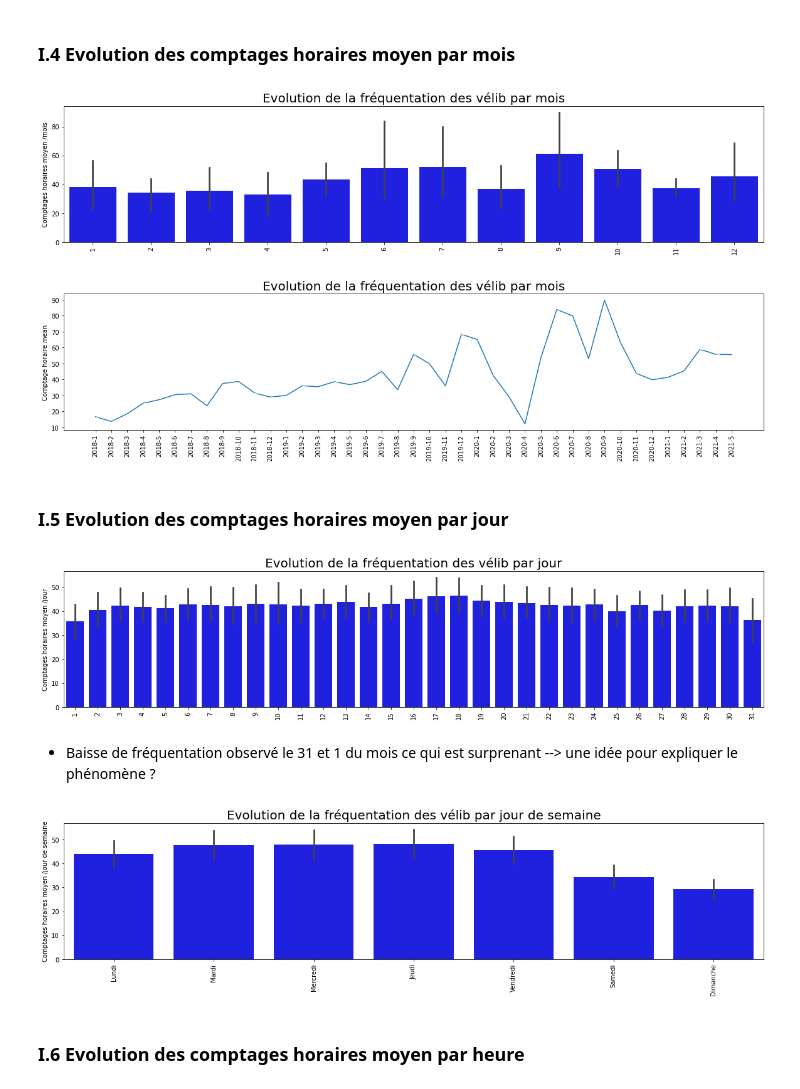
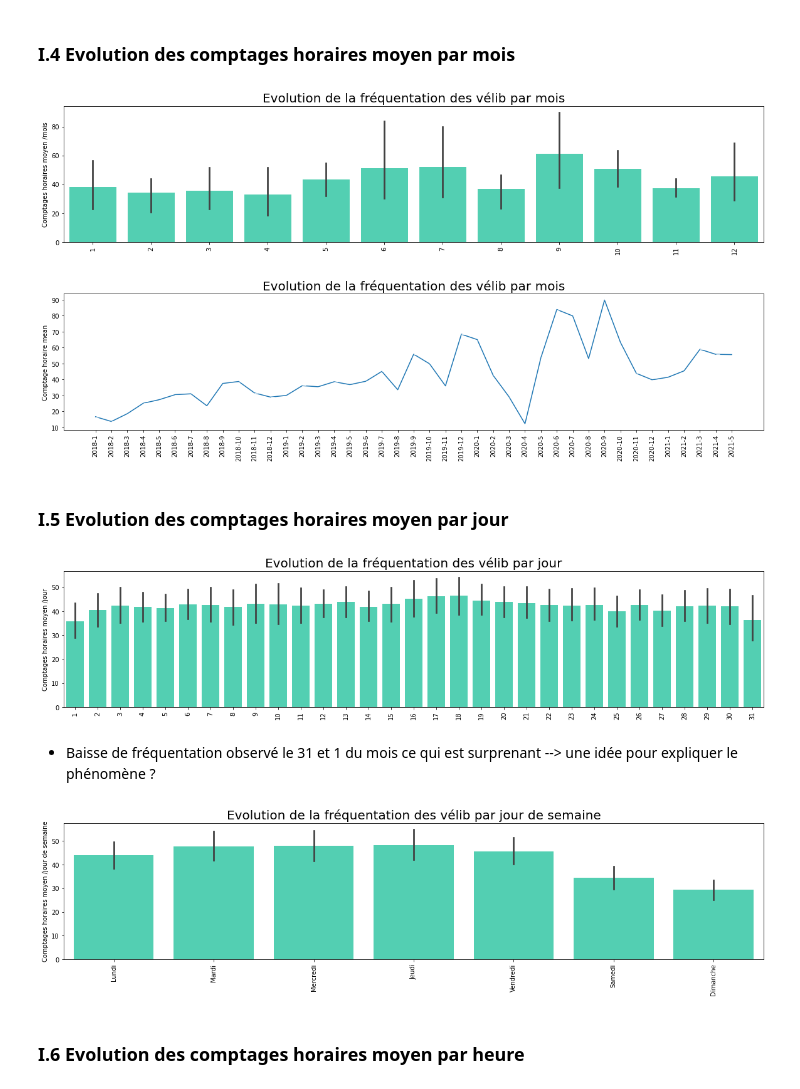
Before and after one commit to tanouar/ParisPyVelib, a Jupyter notebook: Notebook2_Visualisations.ipynb, the cells around one changed output. Drawn from its saved outputs; the diff is of its cells as text; code cells hidden in the pictures.

```diff
--- a/Notebook2_Visualisations.ipynb
+++ b/Notebook2_Visualisations.ipynb
@@ -21,5 +21,5 @@ C:\Users\Céline Doussot\Desktop\GitHub\ParisPyVelib_Datas
 # %%
 # Import df_hour
-df_hour = pd.read_csv('2018-2021_donnees-velib-meteo_hour.csv', index_col = 0)
+df_hour = pd.read_csv('2018-2021_donnees-velib-meteo_hour.csv')
 df_hour.nunique()
 # %% [output]
@@ -182,7 +187,7 @@ df_month
 
 # Affichage barplot
 fig = plt.figure(figsize = (20,4))
-sns.barplot(x = df_month['M_Date_Count'], y = df_month['Count_by_hour'], color = 'b');
+sns.barplot(x = df_month['M_Date_Count'], y = df_month['Count_by_hour'], color = '#3FE3BD');
 plt.title('Evolution de la fréquentation des vélib par mois', fontsize = 20)
 plt.ylabel('Comptages horaires moyen /mois')
 plt.xticks(rotation = 90)
@@ -198,27 +203,27 @@ plt.xticks(rotation = 90)
 plt.xlabel('')
 plt.show()
 # %% [output]
-[figure, old version]
+[figure, new version]
 [figure]
 # %% [markdown]
 ### I.5 Evolution des comptages horaires moyen par jour
 # %%
 #Affichage de l'évolution des comptages horaires moyen / jour mensuel
 
 # Création d'un df par jour et par compteurs
 col = ['Y_Date_Count','M_Date_Count','D_Date_Count']
 df_day = df.groupby(col).mean().reset_index()
 
 # Affichage barplot jour 1 à 31
 fig = plt.figure(figsize = (20,4))
-sns.barplot(x = df_day['D_Date_Count'], y = df_day['Count_by_hour'], color = 'b');
+sns.barplot(x = df_day['D_Date_Count'], y = df_day['Count_by_hour'], color = '#3FE3BD');
 plt.title('Evolution de la fréquentation des vélib par jour', fontsize = 20)
 plt.ylabel('Comptages horaires moyen /jour')
 plt.xticks(rotation = 90)
 plt.xlabel('')
 plt.show()
 # %% [output]
-[figure, old version]
+[figure, new version]
 # %% [markdown]
 - Baisse de fréquentation observé le 31 et 1 du mois ce qui est surprenant --> une idée pour expliquer le phénomène ?
 # %%
@@ -230,14 +235,14 @@ df_day = df.groupby(col).mean().reset_index()
 
 # Affichage barplot du lundi au dimanche
 fig = plt.figure(figsize = (20,4))
-sns.barplot(x = df_day['Dweek_Date_Count'], y = df_day['Count_by_hour'], color = 'b');
+sns.barplot(x = df_day['Dweek_Date_Count'], y = df_day['Count_by_hour'], color = '#3FE3BD');
 plt.title('Evolution de la fréquentation des vélib par jour de semaine', fontsize = 20)
 plt.ylabel('Comptages horaires moyen /jour de semaine')
 plt.xticks(rotation = 90, ticks = [0,1,2,3,4,5,6], labels = ['Lundi','Mardi','Mercredi','Jeudi','Vendredi','Samedi','Dimanche'])
 plt.xlabel('')
 plt.show()
 # %% [output]
-[figure, old version]
+[figure, new version]
 # %% [markdown]
 ### I.6 Evolution des comptages horaires moyen par heure
 # %%
```
Also changed, not shown: parts of 30 cells of this notebook, 1 other file.
